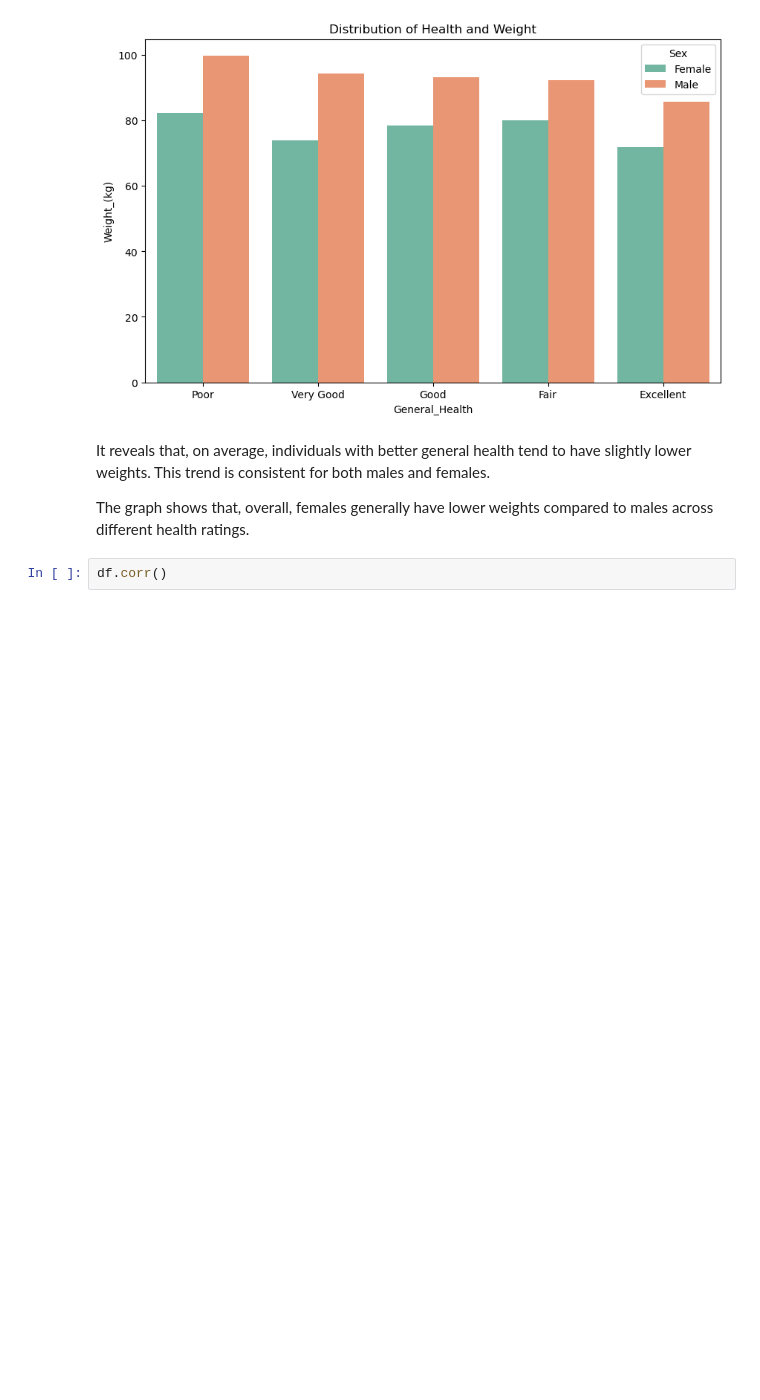
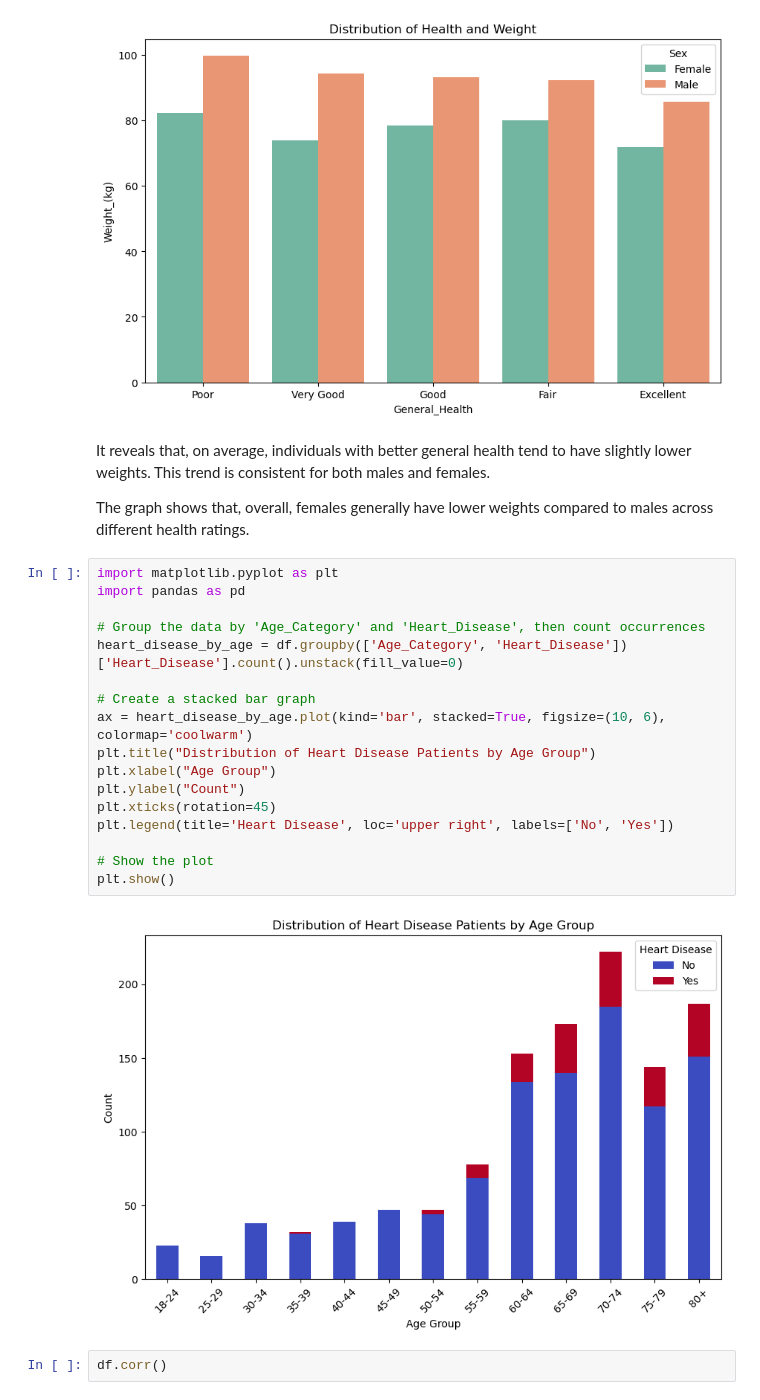
Before and after one commit to jatingangare44/jatin-s-project-, a Jupyter notebook: CA2_Data_visualization_.ipynb, the cells around one changed output. Cells and saved outputs as stored; diff of their text form; blank space fills up the shorter version.

```diff
--- a/CA2_Data_visualization_.ipynb
+++ b/CA2_Data_visualization_.ipynb
@@ -306,6 +326,25 @@ The `ci` parameter is deprecated. Use `errorbar=None` for the same effect.
 It reveals that, on average, individuals with better general health tend to have slightly lower weights. This trend is consistent for both males and females.
 
 The graph shows that, overall, females generally have lower weights compared to males across different health ratings.
+# %%
+import matplotlib.pyplot as plt
+import pandas as pd
+
+# Group the data by 'Age_Category' and 'Heart_Disease', then count occurrences
+heart_disease_by_age = df.groupby(['Age_Category', 'Heart_Disease'])['Heart_Disease'].count().unstack(fill_value=0)
+
+# Create a stacked bar graph
+ax = heart_disease_by_age.plot(kind='bar', stacked=True, figsize=(10, 6), colormap='coolwarm')
+plt.title("Distribution of Heart Disease Patients by Age Group")
+plt.xlabel("Age Group")
+plt.ylabel("Count")
+plt.xticks(rotation=45)
+plt.legend(title='Heart Disease', loc='upper right', labels=['No', 'Yes'])
+
+# Show the plot
+plt.show()
+# %% [output]
+[figure, added]
 # %%
 df.corr()
 # %% [output]
```
Also changed, not shown: parts of 5 cells of this notebook.
